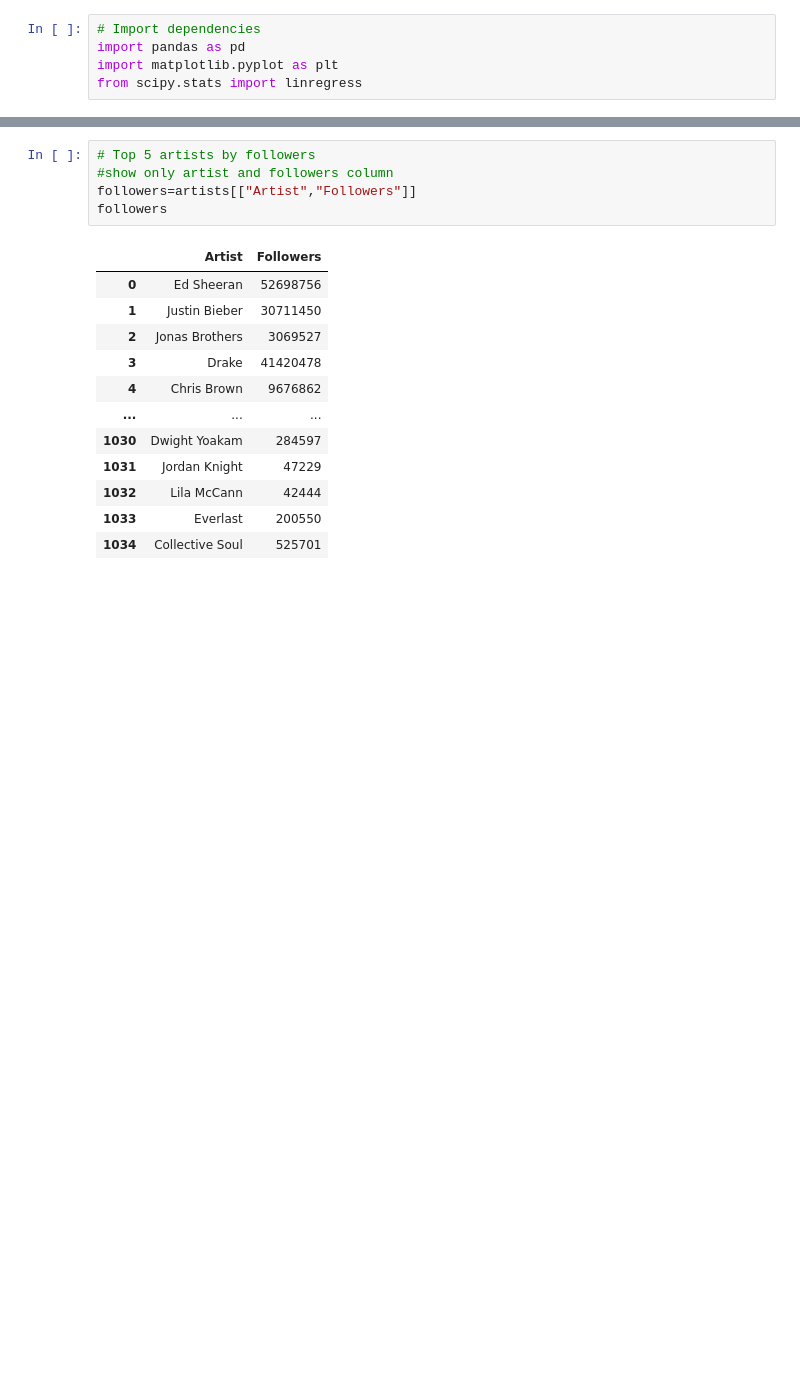
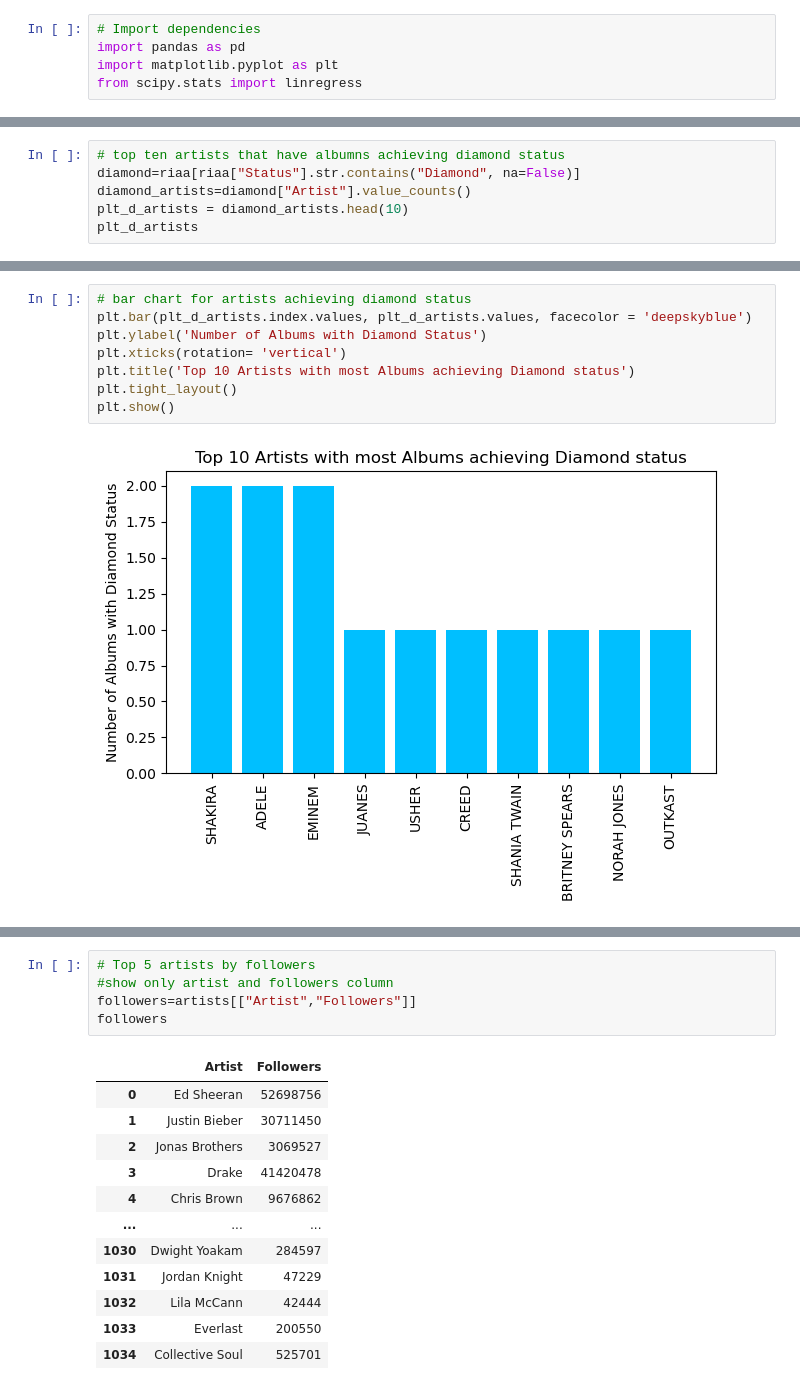
Before and after one commit to samipete/Project-1, a Jupyter notebook: RIAA analysis .ipynb, the cells around one changed output, grey strips where cells are left out. Cells and saved outputs as stored; diff of their text form; blank space fills up the shorter version.

```diff
--- a/RIAA analysis .ipynb
+++ b/RIAA analysis .ipynb
@@ -79,3 +110,9 @@ riaa.head()
 | 2 | 2 | VIEWS | DRAKE | 6x Multi-Platinum | REPUBLIC RECORDS / CASH MONEY REC... |
 | 3 | 3 | MAJOR KEY | DJ KHALED | 1x Platinum | WE THE BEST / EPIC |
 | 4 | 4 | THE CHRISTMAS SESSIONS | MERCYME | Gold | FAIR TRADE SERVICES |
+# %%
+# top ten artists that have albumns achieving diamond status
+diamond=riaa[riaa["Status"].str.contains("Diamond", na=False)]
+diamond_artists=diamond["Artist"].value_counts()
+plt_d_artists = diamond_artists.head(10)
+plt_d_artists
@@ -81,0 +131,10 @@ riaa.head()
+# %%
+# bar chart for artists achieving diamond status
+plt.bar(plt_d_artists.index.values, plt_d_artists.values, facecolor = 'deepskyblue')
+plt.ylabel('Number of Albums with Diamond Status')
+plt.xticks(rotation= 'vertical')
+plt.title('Top 10 Artists with most Albums achieving Diamond status')
+plt.tight_layout()
+plt.show()
+# %% [output]
+[figure, added]
```
Also changed, not shown: parts of 14 cells of this notebook, 1 other file.
